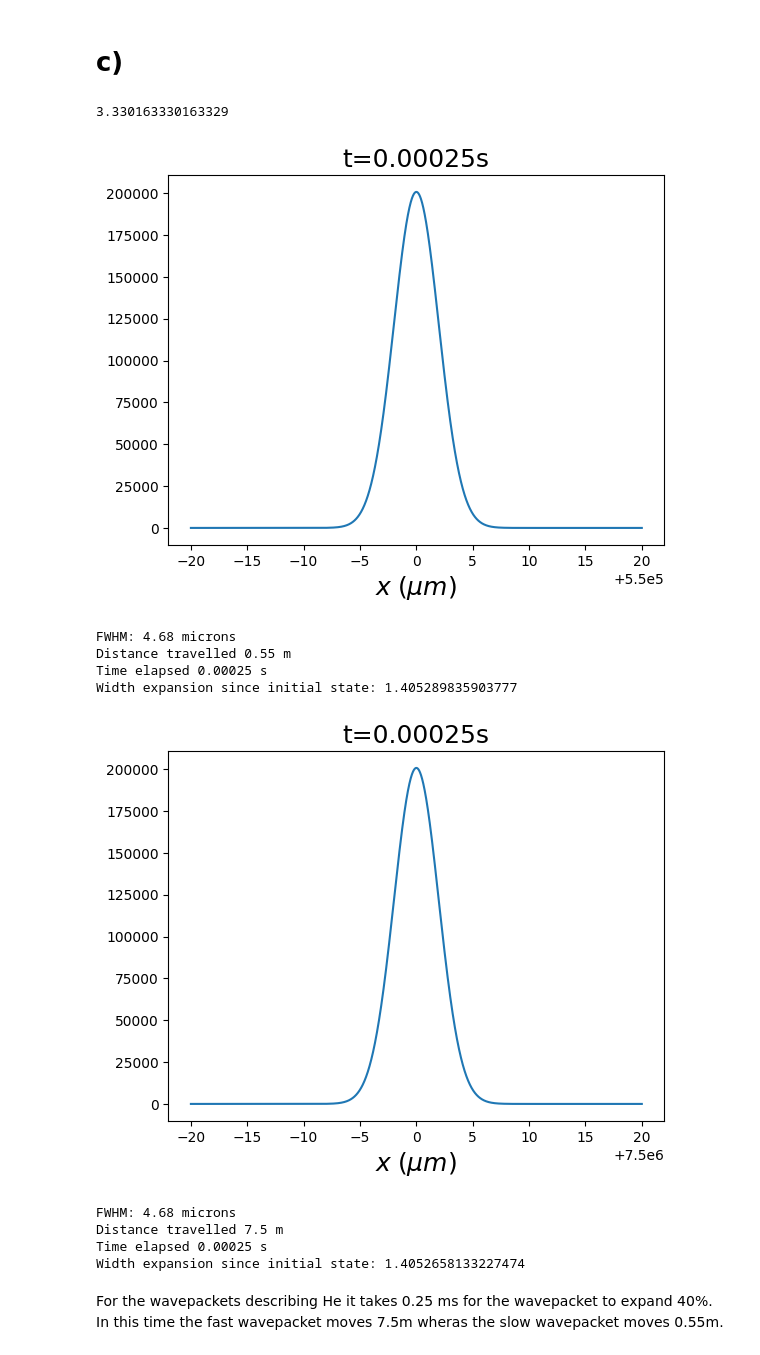
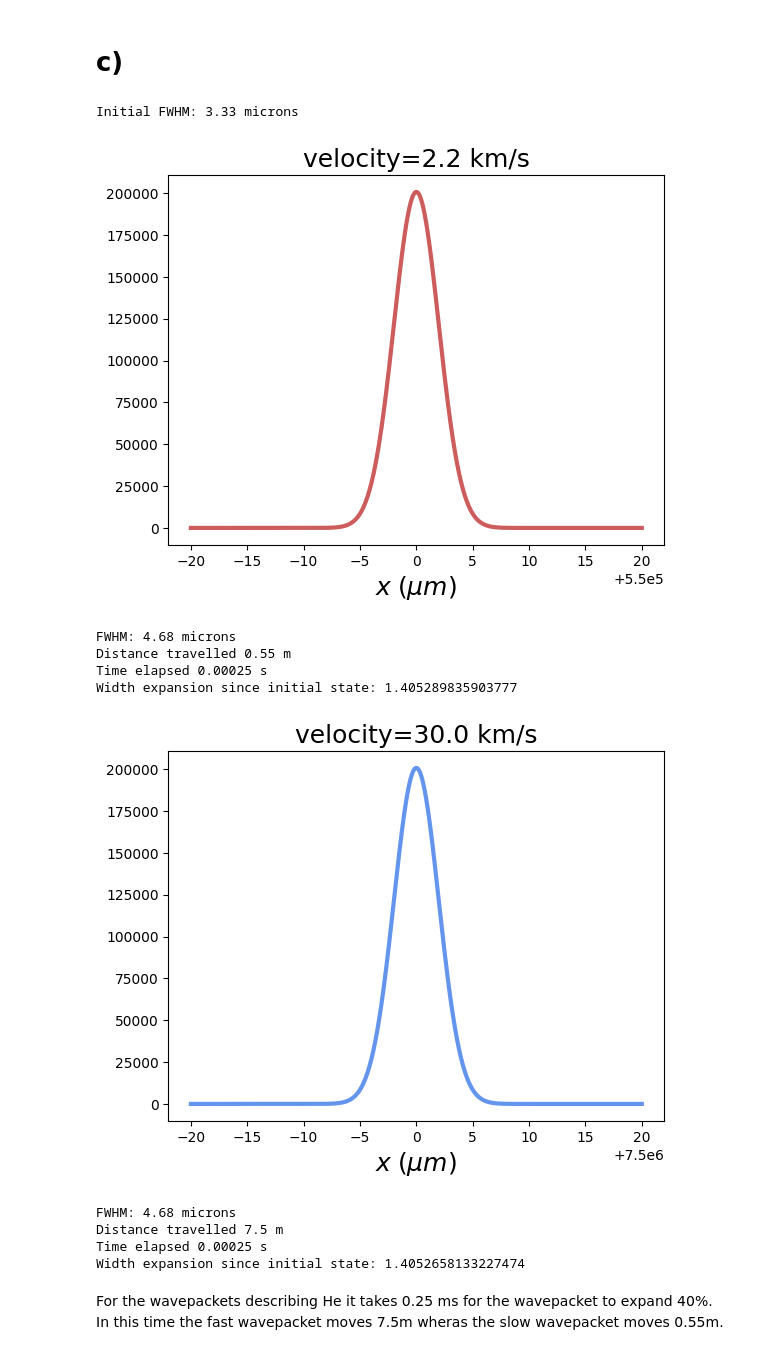
Before and after one commit to eirikama/qm, a Jupyter notebook: wavepacket_travelling.ipynb, the cells around one changed output. Drawn from its saved outputs; the diff is of its cells as text; code cells hidden in the pictures.

```diff
--- a/wavepacket_travelling.ipynb
+++ b/wavepacket_travelling.ipynb
@@ -131,51 +131,49 @@ v_2 = 30 * 10**(3)
 L = 1.95
 
 # Initial wavepacket
 t_1 = 0
 x = np.linspace(-10*sigma, 10*sigma, 1000000)
 psi_1 = psi(x, t_1, v_1, m_helium, sigma)
-# plt.plot(x * 10**(6), np.abs(psi_1)**2)
-# plt.xlabel(r"$ x \; [\mu m]$")
-# plt.title(f"t={t_1}s")
-# plt.show()
 width_initial = fwhm(x, np.abs(psi_1)**2) * 10**(6)
-print(width_initial)
+print(f"Initial FWHM: {width_initial:.2f} microns")
 
 t_2  = 0.00025
 
 # Wavepacket at t_2 [slow]
 x = np.linspace(-10*sigma + v_1*t_2, 10*sigma + v_1*t_2, 1000000)
 psi_1 = psi(x, t_2, v_1, m_helium, sigma)
-plt.plot(x* 10**(6), np.abs(psi_1)**2)
+width_1 = fwhm(x, np.abs(psi_1)**2) * 10**(6)
+
+plt.plot(x* 10**(6), np.abs(psi_1)**2, lw=3, color="indianred")
 plt.xlabel(r"$ x \; (\mu m)$", fontsize=18)
-plt.title(f"t={t_2}s", fontsize=18)
+plt.title(f"velocity={v_1/1000} km/s", fontsize=18)
 plt.show()
-width_1 = fwhm(x, np.abs(psi_1)**2) * 10**(6)
 print(f"FWHM: {width_1:.2f} microns")
 print(f"Distance travelled {v_1*t_2} m")
 print(f"Time elapsed {t_2} s")
 print(f"Width expansion since initial state: {width_1 / width_initial}")
 
 # Wavepacket at t_2 [fast]
 x = np.linspace(-10*sigma + v_2*t_2, 10*sigma + v_2*t_2, 1000000)
 psi_1 = psi(x , t_2, v_2, m_helium, sigma)
-plt.plot(x* 10**(6), np.abs(psi_1)**2)
+width_2 = fwhm(x, np.abs(psi_1)**2) * 10**(6)
+
+plt.plot(x* 10**(6), np.abs(psi_1)**2, lw=3, color="cornflowerblue")
 plt.xlabel(r"$ x \; (\mu m)$", fontsize=18)
-plt.title(f"t={t_2}s", fontsize=18)
+plt.title(f"velocity={v_2/1000} km/s", fontsize=18)
 plt.show()
-width_2 = fwhm(x, np.abs(psi_1)**2) * 10**(6)
 print(f"FWHM: {width_2:.2f} microns")
 print(f"Distance travelled {v_2*t_2} m")
 print(f"Time elapsed {t_2} s")
 print(f"Width expansion since initial state: {width_2 / width_initial}")
 # %% [output]
-3.330163330163329
+Initial FWHM: 3.33 microns
-[figure, old version]
+[figure, new version]
 FWHM: 4.68 microns
 Distance travelled 0.55 m
 Time elapsed 0.00025 s
 Width expansion since initial state: 1.405289835903777
-[figure, old version]
+[figure, new version]
 FWHM: 4.68 microns
 Distance travelled 7.5 m
 Time elapsed 0.00025 s
```
Also changed, not shown: parts of 3 cells of this notebook.
